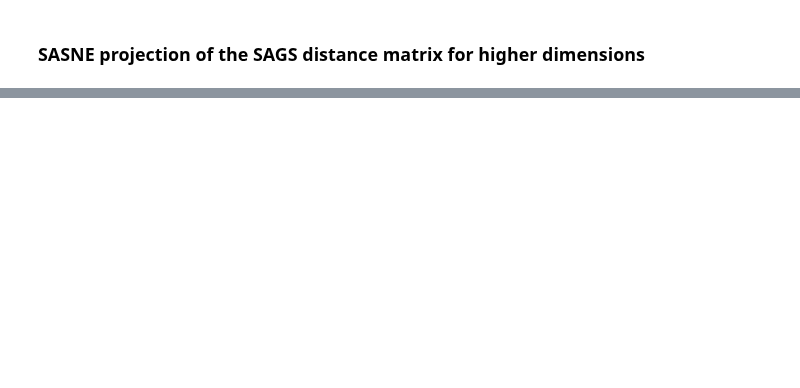
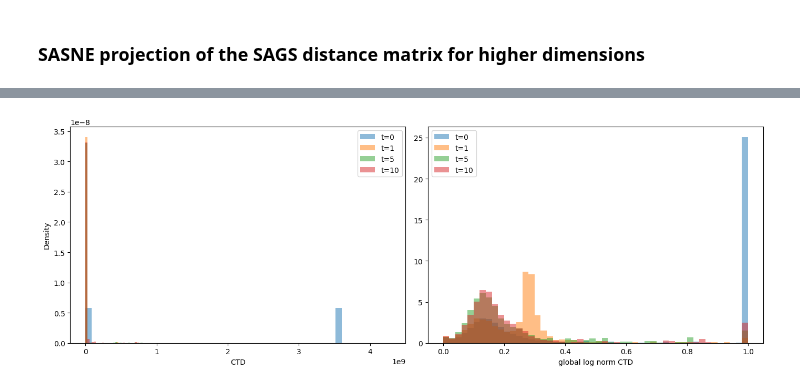
Before and after one commit to msarrias/Shape-Aware-Regimes-of-Diffusion-Models, a Jupyter notebook: notebooks/Gaussian_mixture_regimes.ipynb, the cells around one changed output, grey strips where cells are left out. Saved outputs shown, nothing was run; the diff lists cells and outputs as text; code cells hidden in the pictures; blank space fills up the shorter version.

Commit message:
added new figures

```diff
--- a/notebooks/Gaussian_mixture_regimes.ipynb
+++ b/notebooks/Gaussian_mixture_regimes.ipynb
@@ -101,24 +108,2 @@ plt.show()
 # %% [markdown]
 ### SASNE projection of the SAGS distance matrix for higher dimensions
-# %%
-sasne_embeddings_list = []
-T = 10
-nsteps = 1000
-dt = T / nsteps
-times = np.arange(0, T, dt)
-d_list = [2, 256, 1024, 4096, 16384]
-for d in d_list:
-    print('d=', d)
-    mu_star, std = torch.ones(d) * 4, 1.0
-    loaded_data = joblib.load(f"../data/D{d}_N1000_100ts/D{d}_N1000.jbl")
-    history = loaded_data["history"]
-    times = loaded_data['params']['times']
-    times_subset = loaded_data['params']['times_snapshots']
-    t_s, ts_idx = theoretical_ts(mu_star, std, times)
-    ts_idx = np.argmin(np.abs(times_subset - t_s))
-    SAGD_dist_matrix = joblib.load(f"../data/D{d}_N1000_100ts/D{d}_N1000_SAGD.jbl")
-    embedding, Z = SASNE(SAGD_dist_matrix)
-    D1 = squareform(pdist(embedding))
-    D2 = squareform(pdist(Z))
-    sasne_embeddings_list.append((embedding, Z, D1, D2, ts_idx))
-    print(' ')
@@ -197,0 +112,23 @@ for result, d in zip(sasne_embeddings_list, d_list):
+# %%
+d=2
+CTDs= joblib.load(path / f"D{d}_N1000_T10/CTDs.jbl")
+t_values = [0, 1, 5, 10]
+temp = []
+fig, axes = plt.subplots(1, 2, figsize=(14, 5))
+ctds_dict = CTDs['CTDs']
+for t in t_values:
+    ctds = ctds_dict[t]['ctds']
+    axes[0].hist(ctds, bins=50, alpha=0.5, label=f't={t}', density=True)
+    # Global Log scale
+    norm_ctds = ctds_dict[t]['norm_ctds']
+    axes[1].hist(norm_ctds, bins=50, alpha=0.5, label=f't={t}', density=True)
+axes[0].set_xlabel('CTD')
+axes[0].set_ylabel('Density')
+axes[0].legend()
+axes[1].set_xlabel('global log norm CTD')
+axes[1].legend()
+plt.savefig('norm.png')
+plt.tight_layout()
+plt.show()
+# %% [output]
+[figure, added]
```
Also changed, not shown: parts of 13 cells of this notebook.
